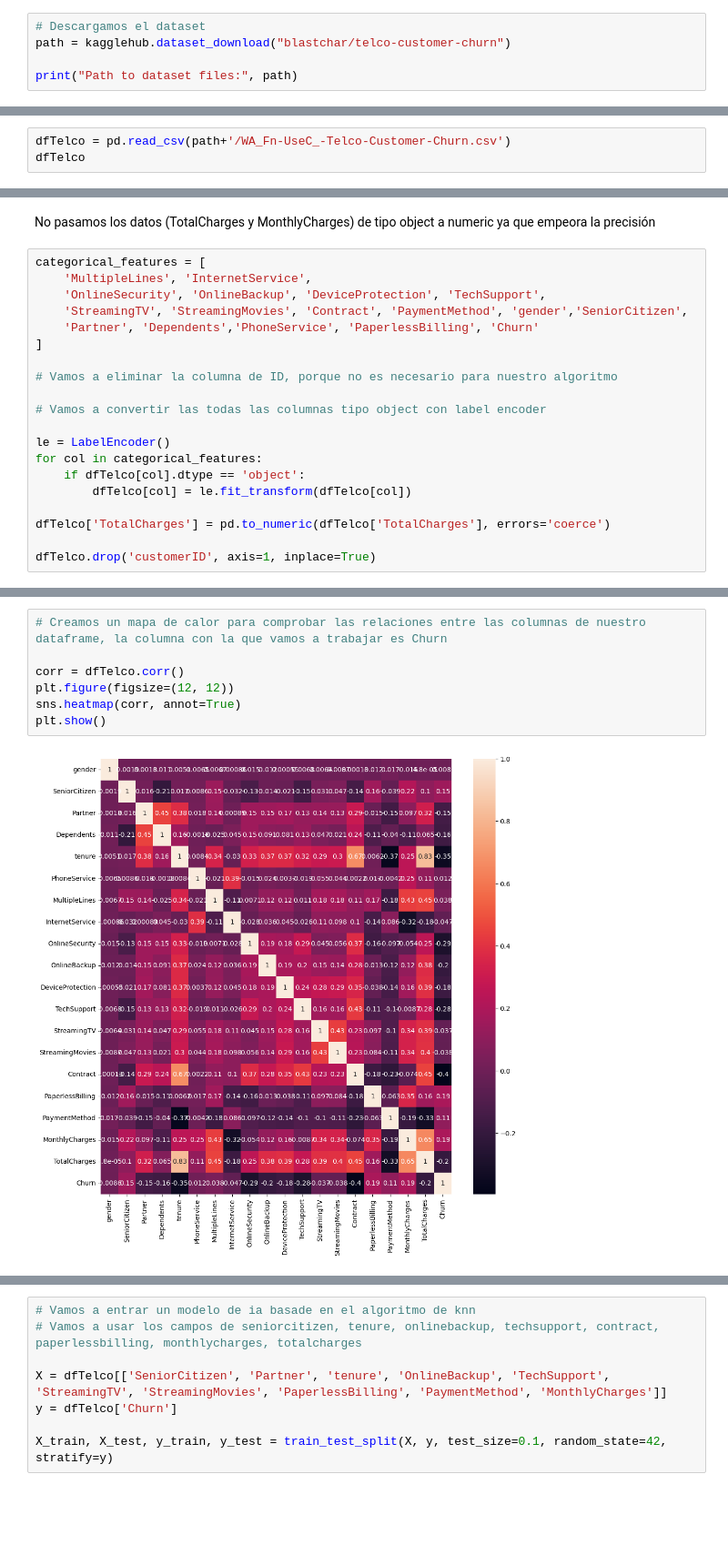
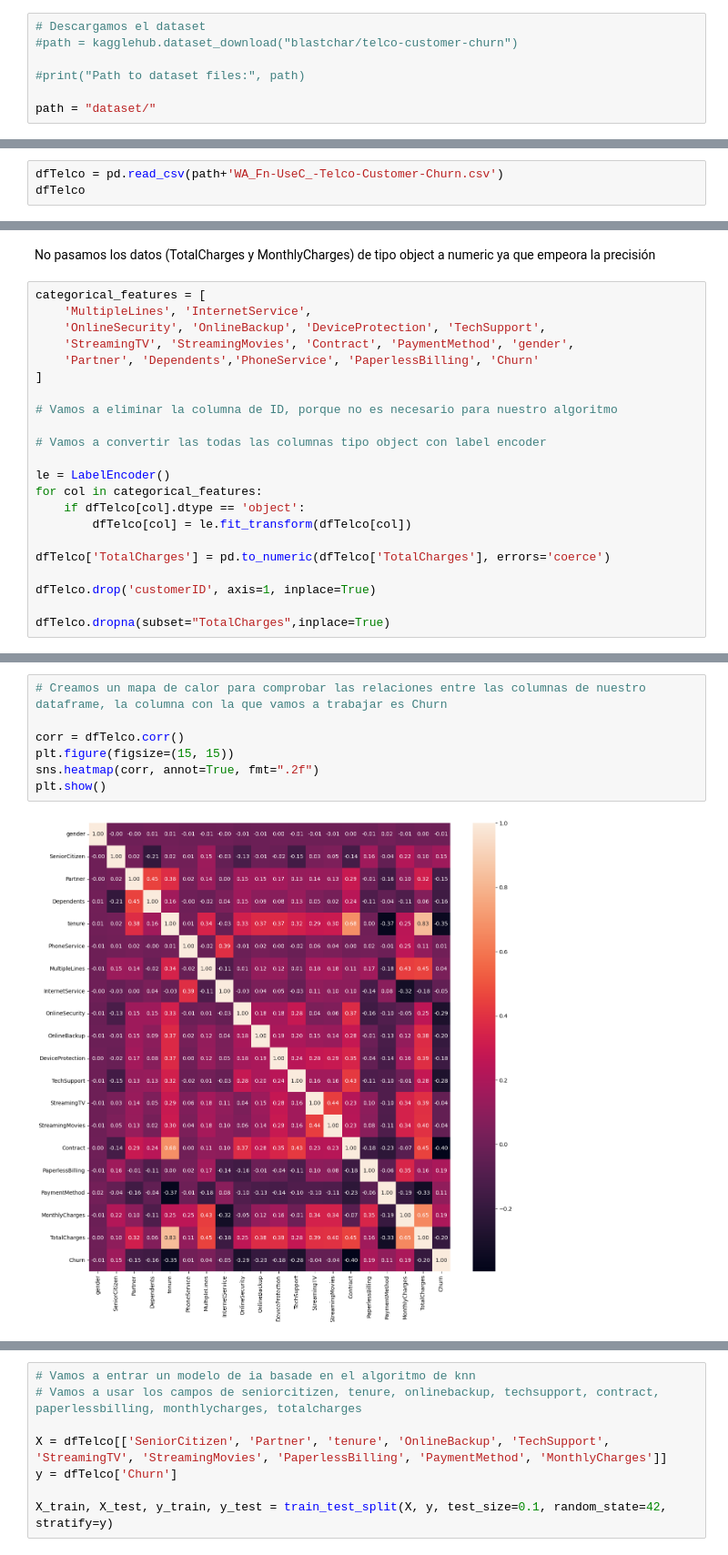
Before and after one commit to SantiFdezz/bike-sharing-ml, a Jupyter notebook: KNN.ipynb, the cells around one changed output, grey strips where cells are left out. Shown at 91% size. Saved outputs shown, nothing was run; the diff lists cells and outputs as text; blank space fills up the shorter version.

```diff
--- a/KNN.ipynb
+++ b/KNN.ipynb
@@ -15,8 +40,10 @@ import kagglehub
 # %%
 # Descargamos el dataset
-path = kagglehub.dataset_download("blastchar/telco-customer-churn")
+#path = kagglehub.dataset_download("blastchar/telco-customer-churn")
 
-print("Path to dataset files:", path)
+#print("Path to dataset files:", path)
+
+path = "dataset/"
 # %% [output]
 Warning: Looks like you're using an outdated `kagglehub` version, please consider updating (latest version: 0.3.7)
 Path to dataset files: C:\Users\santiago.fernandezse\.cache\kagglehub\datasets\blastchar\telco-customer-churn\versions\1
@@ -23,5 +52,5 @@ Path to dataset files: C:\Users\santiago.fernandezse\.cache\kagglehub\datasets\b
 # %%
-dfTelco = pd.read_csv(path+'/WA_Fn-UseC_-Telco-Customer-Churn.csv')
+dfTelco = pd.read_csv(path+'WA_Fn-UseC_-Telco-Customer-Churn.csv')
 dfTelco
 # %% [output]
 |  | customerID | gender | SeniorCitizen | Partner | Dependents | tenure | PhoneService | MultipleLines | ... |
@@ -63,7 +118,7 @@ No pasamos los datos (TotalCharges y MonthlyCharges) de tipo object a numeric ya
 categorical_features = [
     'MultipleLines', 'InternetService',
     'OnlineSecurity', 'OnlineBackup', 'DeviceProtection', 'TechSupport',
-    'StreamingTV', 'StreamingMovies', 'Contract', 'PaymentMethod', 'gender','SeniorCitizen',
+    'StreamingTV', 'StreamingMovies', 'Contract', 'PaymentMethod', 'gender',
     'Partner', 'Dependents','PhoneService', 'PaperlessBilling', 'Churn'
 ]
 
@@ -79,3 +134,5 @@ for col in categorical_features:
 dfTelco['TotalCharges'] = pd.to_numeric(dfTelco['TotalCharges'], errors='coerce')
 
 dfTelco.drop('customerID', axis=1, inplace=True)
+
+dfTelco.dropna(subset="TotalCharges",inplace=True)
@@ -120,9 +181,9 @@ dfTelco
 # %%
 # Creamos un mapa de calor para comprobar las relaciones entre las columnas de nuestro dataframe, la columna con la que vamos a trabajar es Churn
 
 corr = dfTelco.corr()
-plt.figure(figsize=(12, 12))
-sns.heatmap(corr, annot=True)
+plt.figure(figsize=(15, 15))
+sns.heatmap(corr, annot=True, fmt=".2f")
 plt.show()
 # %% [output]
-[figure, old version]
+[figure, new version]
```
Also changed, not shown: parts of 40 cells of this notebook.
